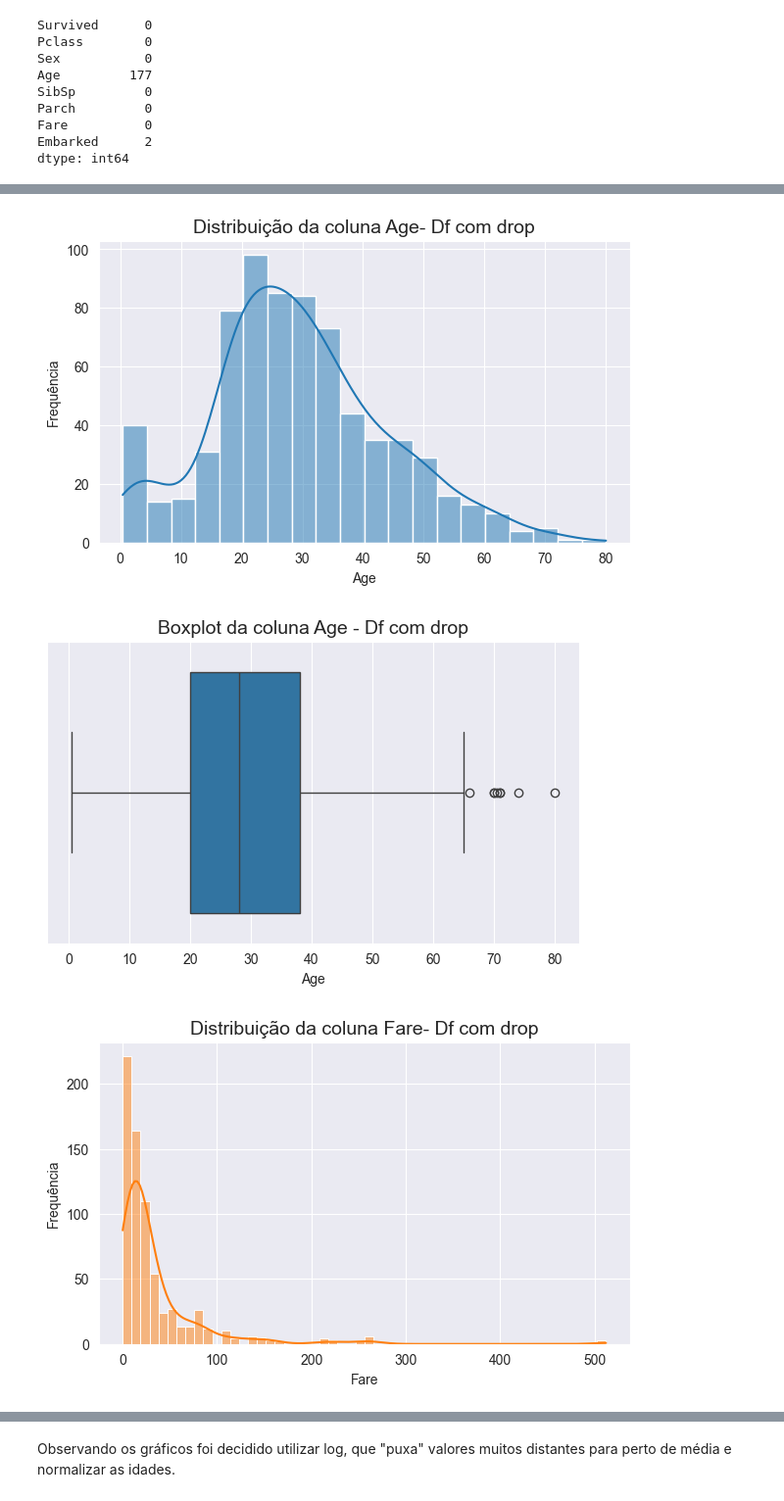
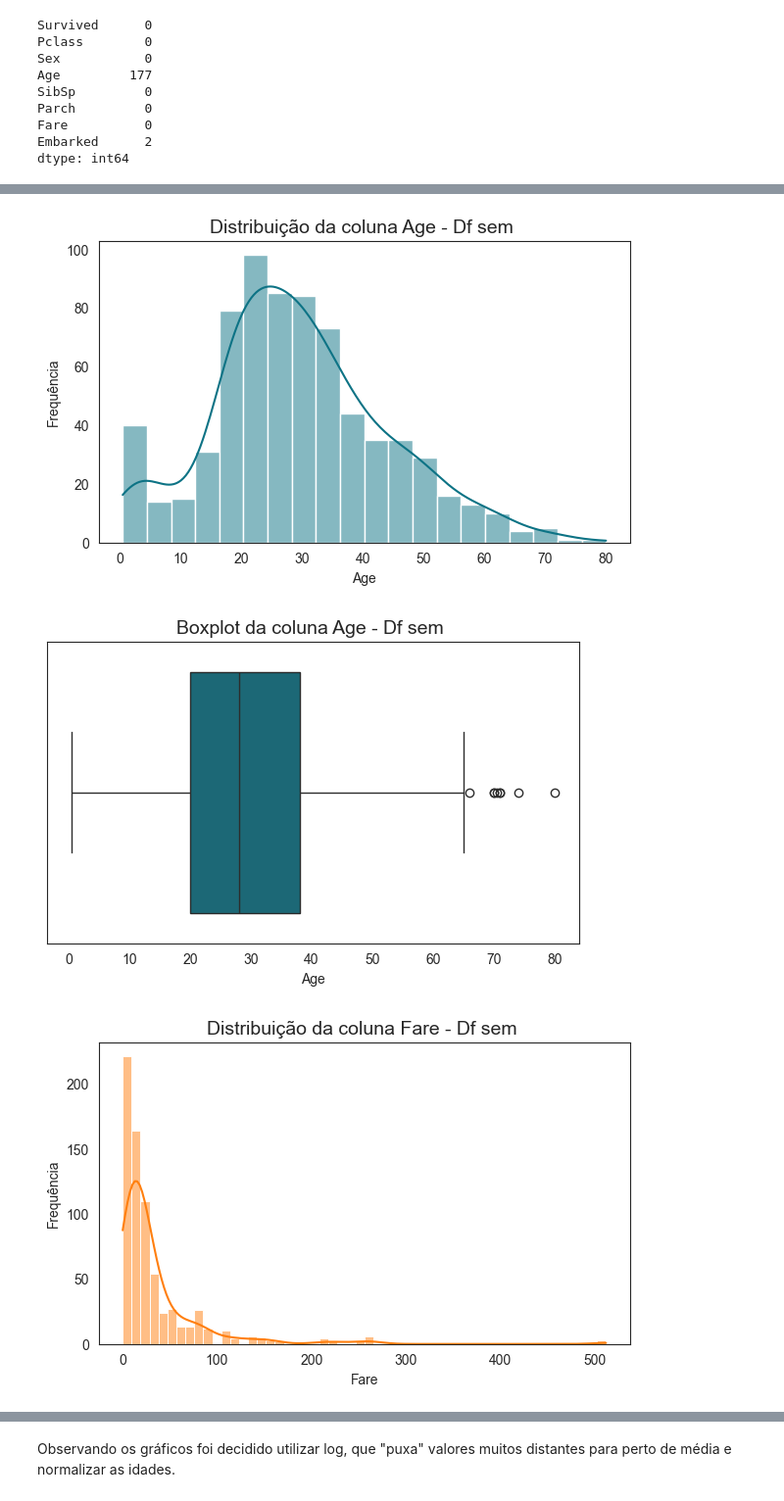
Before and after one commit to giselemenezes/Exerc-cio--Deep-Learning, a Jupyter notebook: Questao2.ipynb, the cells around one changed output, grey strips where cells are left out. Shown at 98% size. Cells and saved outputs as stored; diff of their text form; code cells hidden in the pictures.

```diff
--- a/Questao2.ipynb
+++ b/Questao2.ipynb
@@ -60,32 +60,36 @@ dtype: int64
 import matplotlib.pyplot  as plt
 import seaborn as sns
 
-# 1. Gerar plots de cada coluna numérica
-def plot(df,nome):
-    # Configurações globais de estilo
-    plt.rcParams['font.family'] = 'Poppins'   # fonte
+
+
+def plot(df, nome):
+    # Fonte e tamanho
+    plt.rcParams['font.family'] = 'Poppins'
     plt.rcParams['figure.figsize'] = (7,4)
-    sns.set_style("darkgrid")
+
+    # Estilo sem grid
+    sns.set_style("white")
 
     # Definindo cores
-    colors = {"Age": "#1f77b4", "Fare": "#ff7f0e"}
+    colors = {"Age": "#0d7385", "Fare": "#ff7f0e"}
 
     for col in ["Age", "Fare"]:
         # Histograma
         plt.figure()
         sns.histplot(df[col].dropna(), kde=True, color=colors[col])
-        plt.title(f"Distribuição da coluna {col}- {nome}", fontsize=14)
+        plt.title(f"Distribuição da coluna {col} - {nome}", fontsize=14)
         plt.xlabel(col)
         plt.ylabel("Frequência")
         plt.show()
 
-        # Boxplot para outliers
+        # Boxplot
         plt.figure()
         sns.boxplot(x=df[col], color=colors[col])
         plt.title(f"Boxplot da coluna {col} - {nome}", fontsize=14)
         plt.xlabel(col)
         plt.show()
 
+
 plot(df_median,"Df com mediana")
-plot(df_drop,"Df com drop")
+plot(df_drop,"Df sem ")
 # %% [output]
@@ -96,3 +100,3 @@ plot(df_drop,"Df com drop")
-[figure, old version]
+[figure, new version]
-[figure, old version]
+[figure, new version]
-[figure, old version]
+[figure, new version]
```
Also changed, not shown: parts of 4 cells of this notebook, 1 other file.
